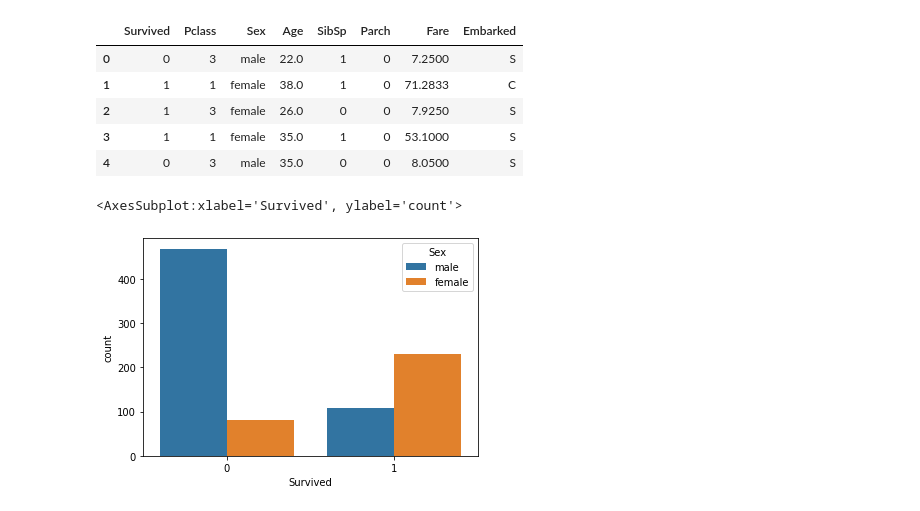
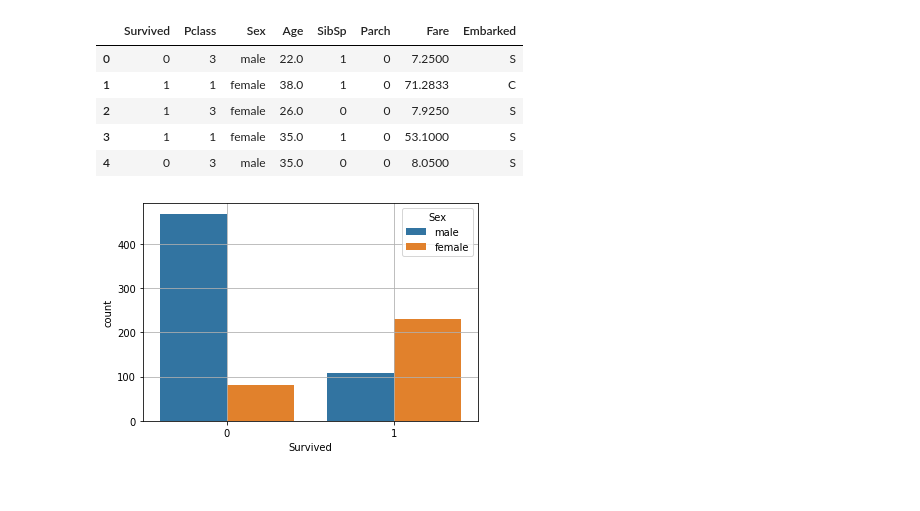
Before and after one commit to Naveen-Karanamu/Titanic-Survival, a Jupyter notebook: main.ipynb, the cells around one changed output. Drawn from its saved outputs; the diff is of its cells as text; code cells hidden in the pictures.

```diff
--- a/main.ipynb
+++ b/main.ipynb
@@ -383,6 +383,6 @@ df.head()
 | 4 | 0 | 3 | male | 35.0 | 0 | 0 | 8.0500 | S |
 # %%
 sns.countplot(x='Survived',data=df,hue='Sex')
+plt.grid()
 # %% [output]
-<AxesSubplot:xlabel='Survived', ylabel='count'>
-[figure, old version]
+[figure, new version]
```
Also changed, not shown: parts of 2 cells of this notebook.
